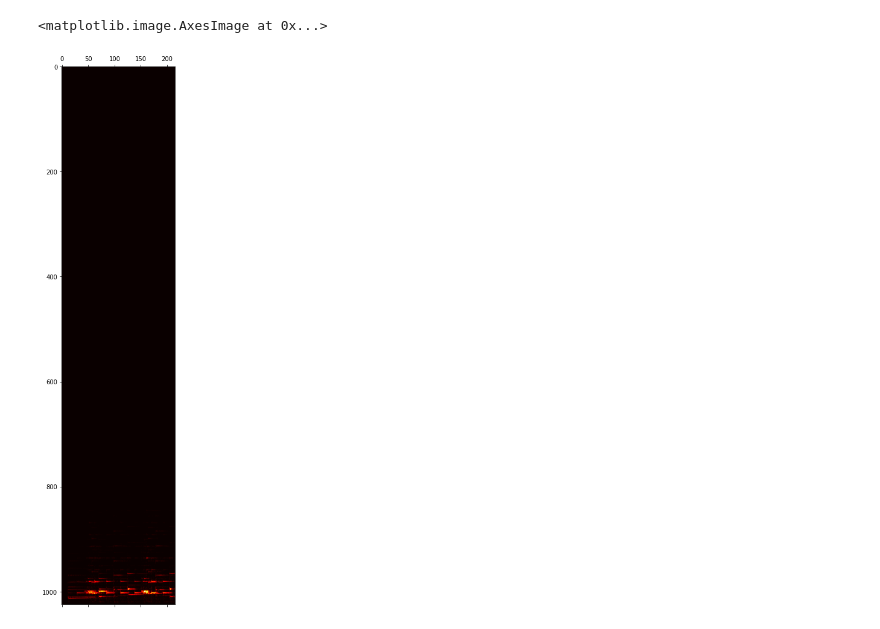
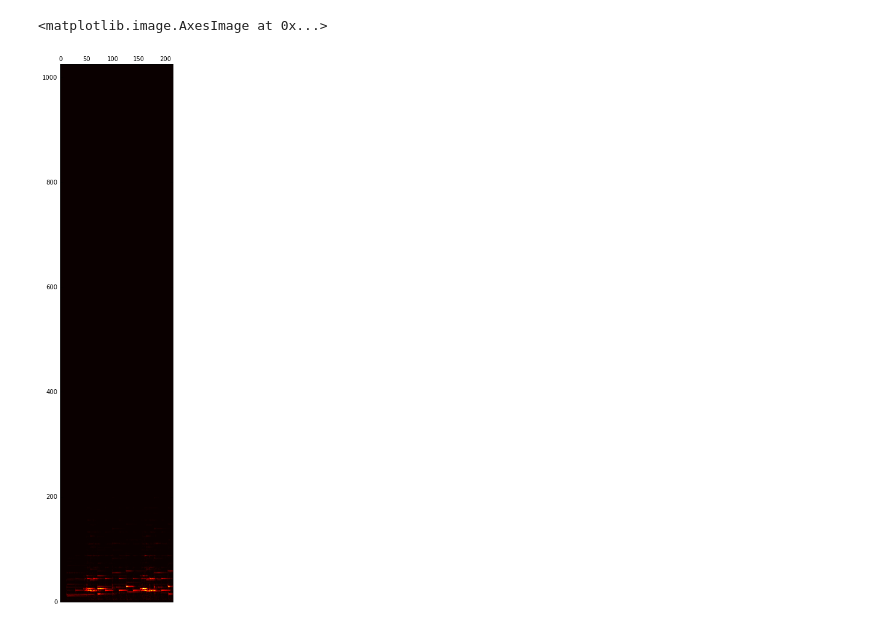
Before and after one commit to JohnVinyard/experiments, a Jupyter notebook: unsupervised-semantic-audio-embeddings/mel-scale-log-spectrogram.ipynb, the cells around one changed output. Drawn from its saved outputs; the diff is of its cells as text; code cells hidden in the pictures.

```diff
--- a/unsupervised-semantic-audio-embeddings/mel-scale-log-spectrogram.ipynb
+++ b/unsupervised-semantic-audio-embeddings/mel-scale-log-spectrogram.ipynb
@@ -7,7 +11,7 @@ from io import BytesIO
 
 # fetch some audio of a Bach piece from Internet Archive
 url = 'https://ia802606.us.archive.org/9/items/AOC11B/onclassical_luisi_bach_partita_B-flat-major_bwv-825_1.ogg'
-resp = requests.get(url)
+resp = requests.get(url, stream=True)
 bio = BytesIO(resp.content)
 
 
@@ -27,13 +37,12 @@ ipd.Audio(samples, rate=int(samples.samplerate))
 # %%
 import numpy as np
 time_frequency = zounds.spectral.stft(samples)
 
-# time-frequency magnitudes
+# take the absolute value of the magnitudes, and
+# discard phase information
 time_frequency = np.abs(time_frequency)
 
-# display
-time_frequency_img = np.rot90(np.array(time_frequency))
-plt.matshow(time_frequency_img, cmap='hot')
+plt.matshow(time_frequency.T, cmap='hot', origin='lower')
 # %% [output]
 <matplotlib.image.AxesImage at 0x...>
-[figure, old version]
+[figure, new version]
```
Also changed, not shown: parts of 16 cells of this notebook, 1 other file.
